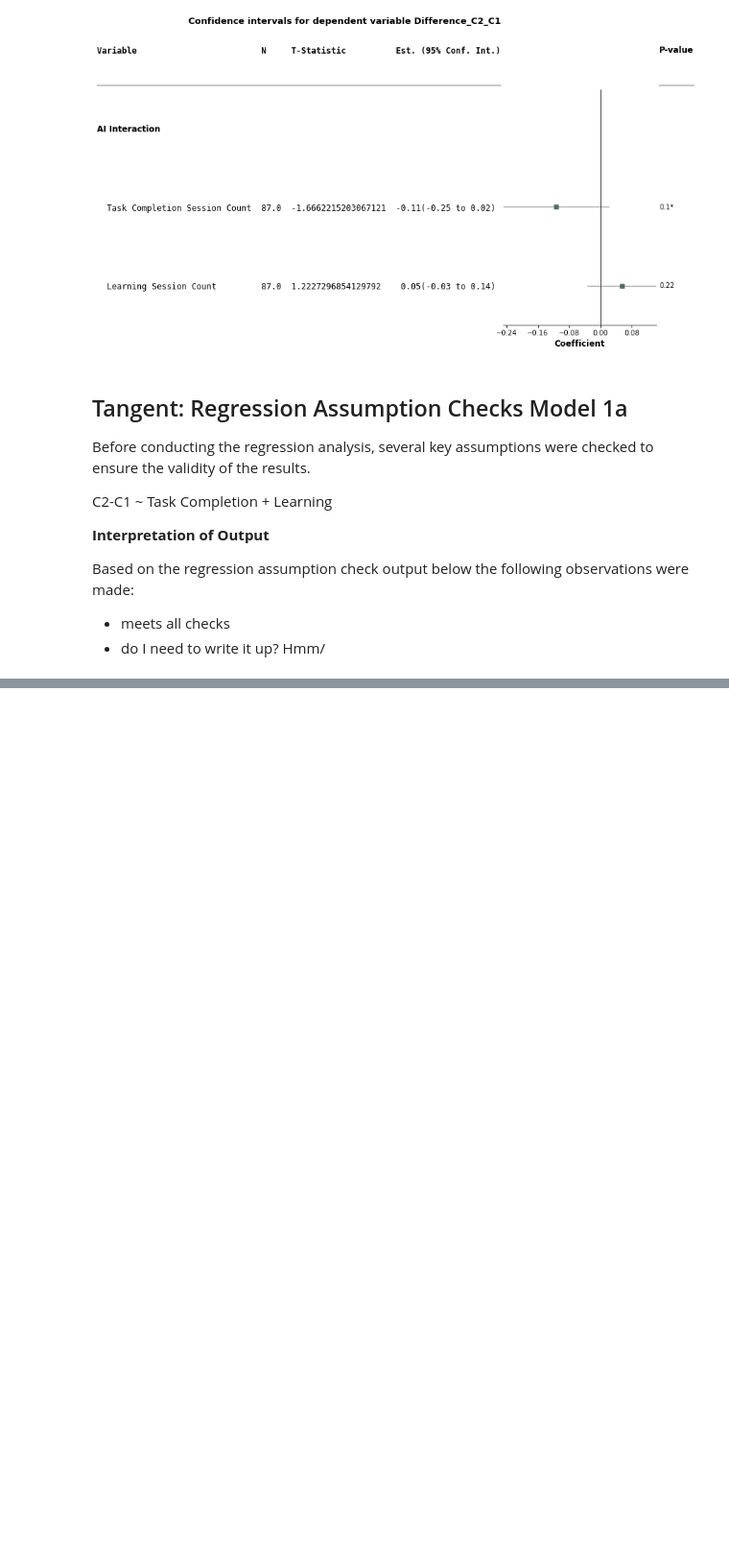
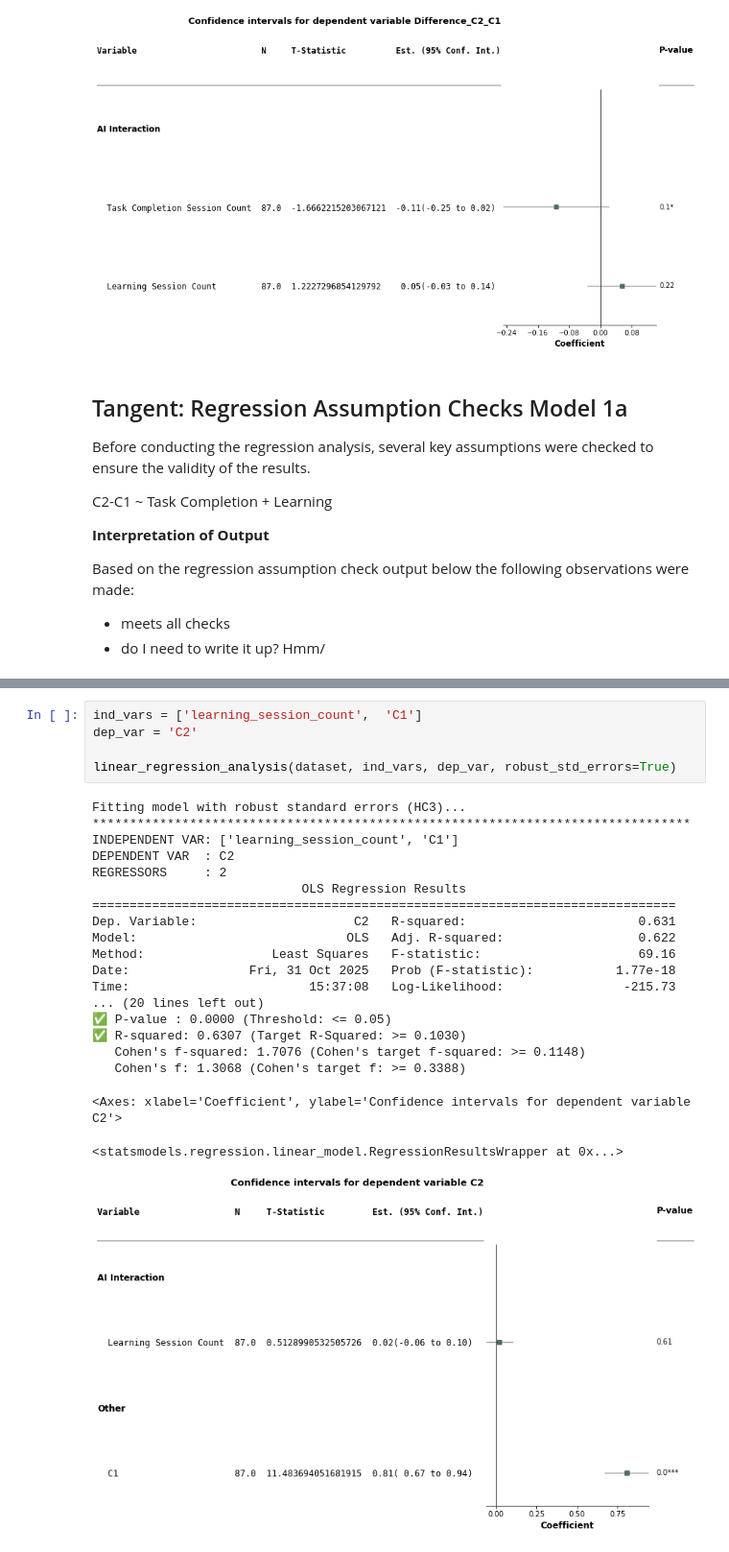
Before and after one commit to mafudge/dps-thesis, a Jupyter notebook: code/4.4-research_question_3.ipynb, the cells around one changed output, grey strips where cells are left out. Shown: that part at 96% size. Saved outputs shown, nothing was run; the diff lists cells and outputs as text; blank space fills up the shorter version.

```diff
--- a/code/4.4-research_question_3.ipynb
+++ b/code/4.4-research_question_3.ipynb
@@ -336,0 +341,26 @@ Interpretation of VIF:
+# %%
+ind_vars = ['learning_session_count',  'C1']
+dep_var = 'C2'
+
+linear_regression_analysis(dataset, ind_vars, dep_var, robust_std_errors=True)
+# %% [output]
+Fitting model with robust standard errors (HC3)...
+********************************************************************************
+INDEPENDENT VAR: ['learning_session_count', 'C1']
+DEPENDENT VAR  : C2
+REGRESSORS     : 2
+                            OLS Regression Results
+==============================================================================
+Dep. Variable:                     C2   R-squared:                       0.631
+Model:                            OLS   Adj. R-squared:                  0.622
+Method:                 Least Squares   F-statistic:                     69.16
+Date:                Fri, 31 Oct 2025   Prob (F-statistic):           1.77e-18
+Time:                        15:37:08   Log-Likelihood:                -215.73
+... (20 lines left out)
+✅ P-value : 0.0000 (Threshold: <= 0.05)
+✅ R-squared: 0.6307 (Target R-Squared: >= 0.1030)
+   Cohen's f-squared: 1.7076 (Cohen's target f-squared: >= 0.1148)
+   Cohen's f: 1.3068 (Cohen's target f: >= 0.3388)
+<Axes: xlabel='Coefficient', ylabel='Confidence intervals for dependent variable C2'>
+<statsmodels.regression.linear_model.RegressionResultsWrapper at 0x...>
+[figure, added]
```
Also changed, not shown: parts of 6 cells of this notebook, 58 other files.
